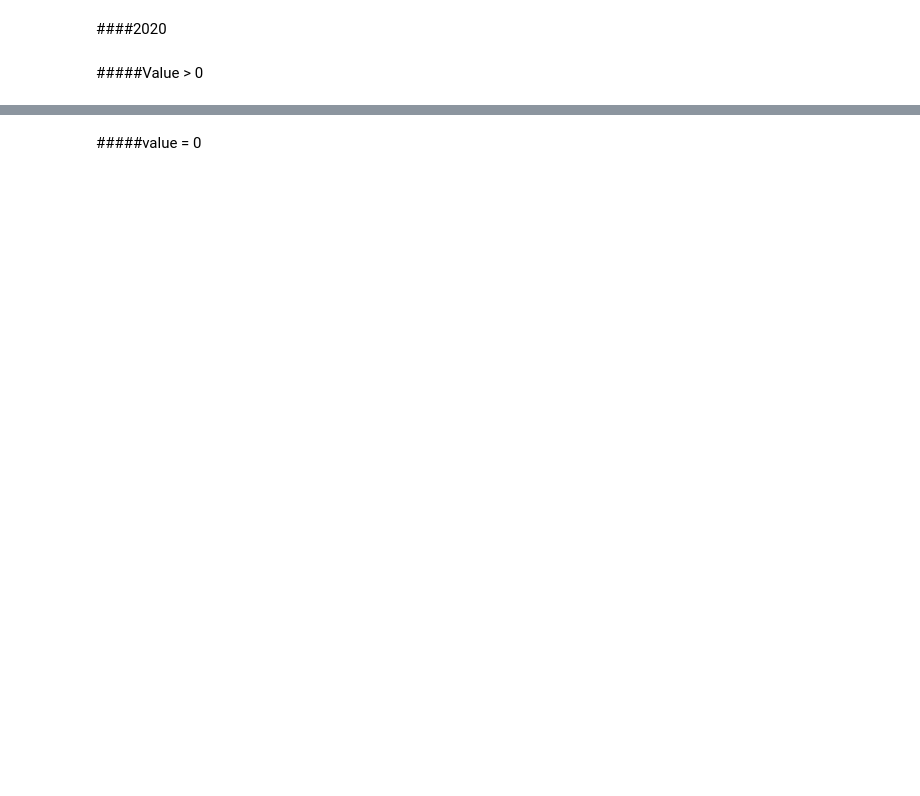
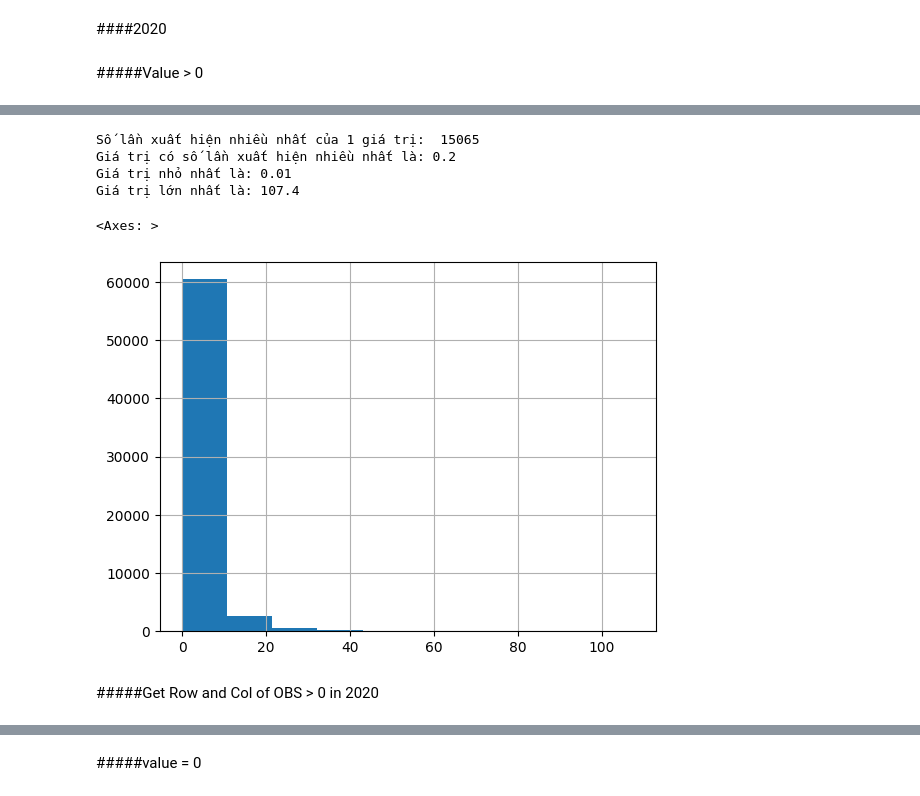
Before and after one commit to Le-Bao-181003/CVDHD, a Jupyter notebook: Data processing.ipynb, the cells around one changed output, grey strips where cells are left out. Drawn from its saved outputs; the diff is of its cells as text; code cells hidden in the pictures; blank space fills up the shorter version.

```diff
--- a/Data processing.ipynb
+++ b/Data processing.ipynb
@@ -362,0 +393,12 @@ obs_2019.to_csv('/content/obs_2019.csv', index=False)
+# %%
+# Tạo dataframe mới chỉ với các cột 'Row Position', 'Column Position', và 'name'
+new_df = pd.DataFrame({
+    'Row Position': obs_2019['Row Position'],
+    'Column Position': obs_2019['Column Position'],
+})
+
+# Lọc ra dataframe mới với các giá trị (Row, Column) phân biệt
+df_unique = new_df.drop_duplicates(subset=['Row Position', 'Column Position'])
+
+# Hiển thị dataframe mới
+print(df_unique)
@@ -551,2 +645,30 @@ print(obs_2020)
 
 [64125 rows x 4 columns]
+# %%
+value_counts = obs_2020['AWS'].value_counts()
+
+print("Số lần xuất hiện nhiều nhất của 1 giá trị: ", value_counts.max())
+
+# Tìm giá trị có số lần xuất hiện nhiều nhất
+most_common_value = obs_2020['AWS'].value_counts().idxmax()
+
+print("Giá trị có số lần xuất hiện nhiều nhất là:", most_common_value)
+
+# Tìm giá trị lớn nhất trong cột 'Value'
+min_value = obs_2020['AWS'].min()
+
+print("Giá trị nhỏ nhất là:", min_value)
+
+# Tìm giá trị lớn nhất trong cột 'Value'
+max_value = obs_2020['AWS'].max()
+
+print("Giá trị lớn nhất là:", max_value)
+
+obs_2020['AWS'].hist()
+# %% [output]
+Số lần xuất hiện nhiều nhất của 1 giá trị:  15065
+Giá trị có số lần xuất hiện nhiều nhất là: 0.2
+Giá trị nhỏ nhất là: 0.01
+Giá trị lớn nhất là: 107.4
+<Axes: >
+[figure, added]
@@ -552,0 +678,2 @@ print(obs_2020)
+# %% [markdown]
+#####Get Row and Col of OBS > 0 in 2020
```
Also changed, not shown: parts of 32 cells of this notebook.
